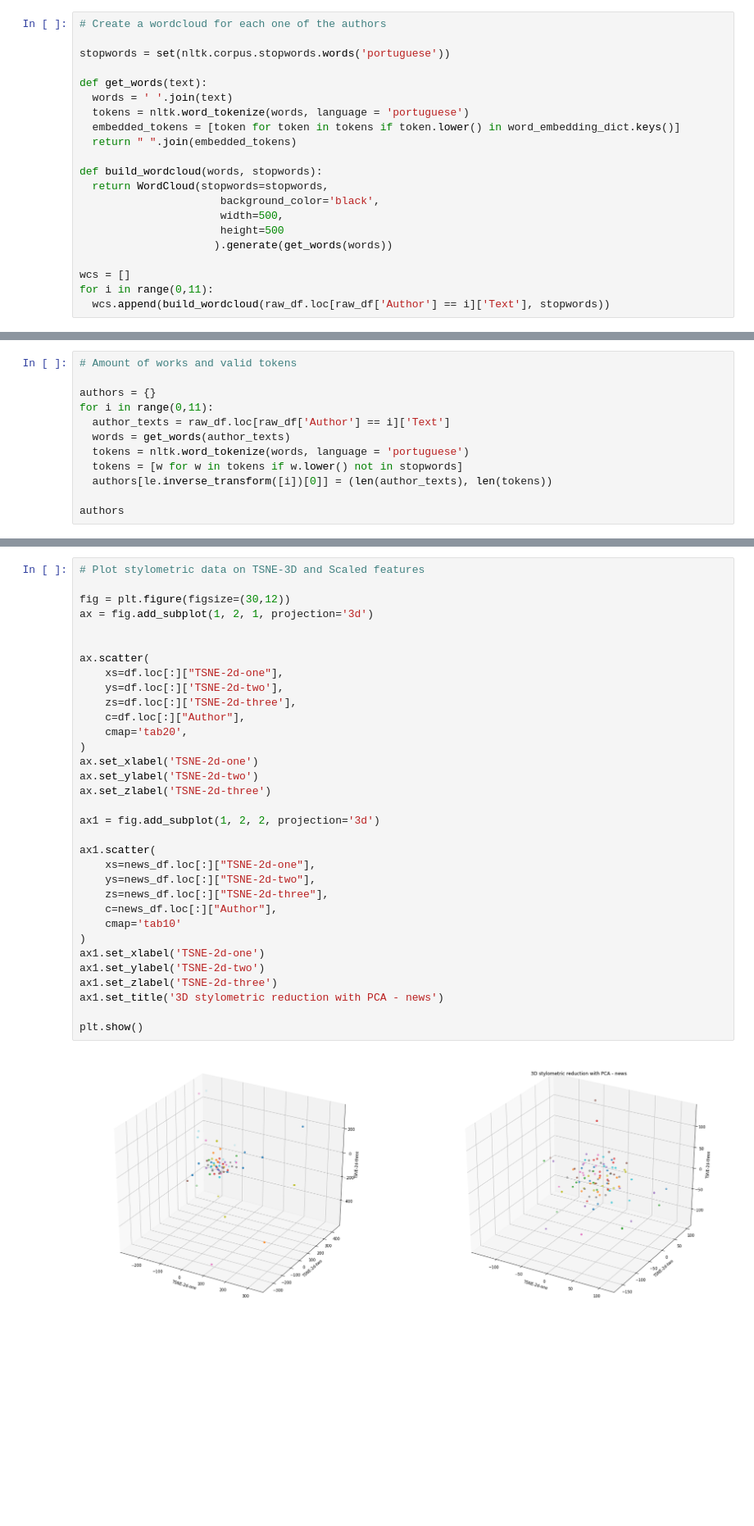
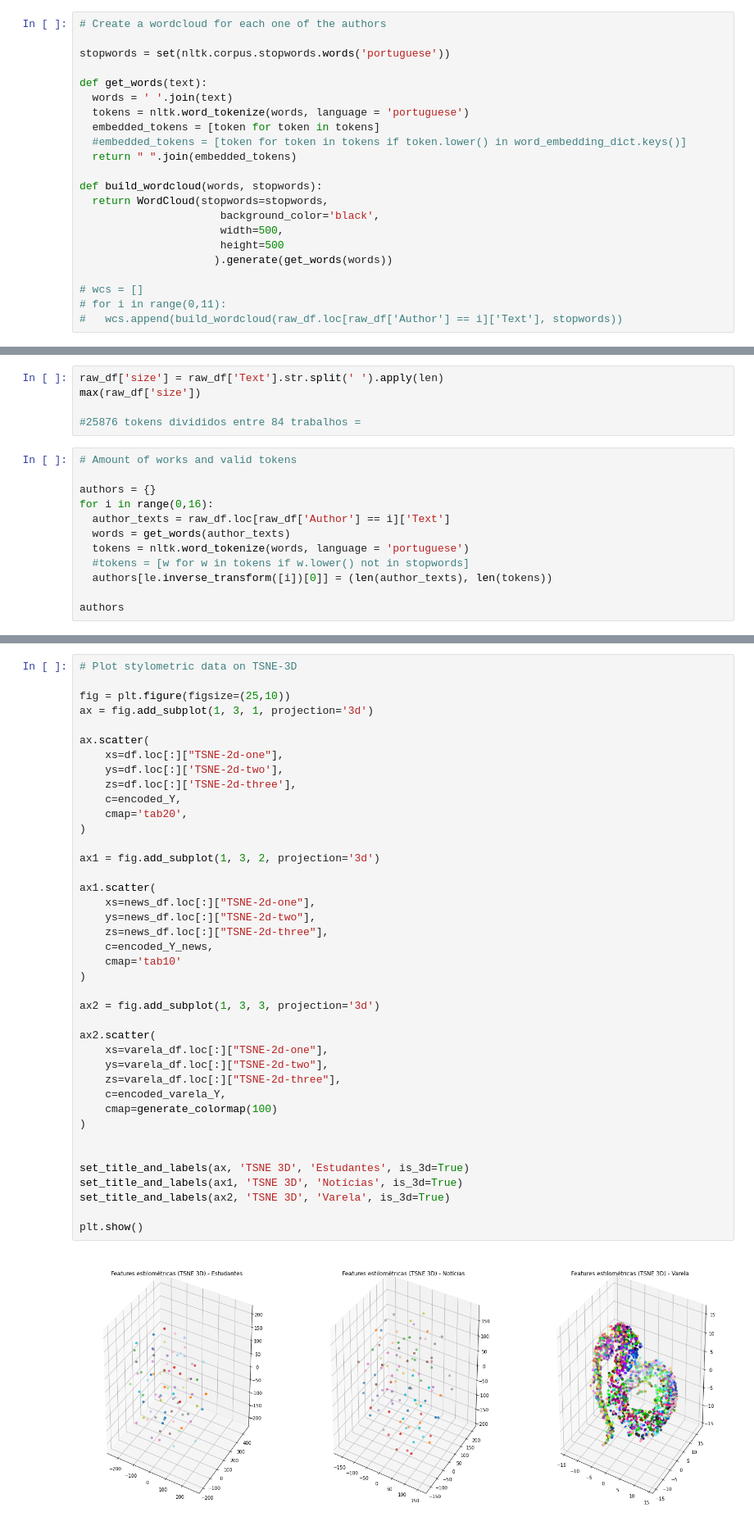
Before and after one commit to Daanielvb/authorship-classification, a Jupyter notebook: Autorship_data_visualization.ipynb, the cells around one changed output, grey strips where cells are left out. Shown at 82% size. Cells and saved outputs as stored; diff of their text form; blank space fills up the shorter version.

Commit message:
refactoring functions and adding several visualizations

```diff
--- a/Autorship_data_visualization.ipynb
+++ b/Autorship_data_visualization.ipynb
@@ -226,7 +485,8 @@ stopwords = set(nltk.corpus.stopwords.words('portuguese'))
 def get_words(text):
   words = ' '.join(text)
   tokens = nltk.word_tokenize(words, language = 'portuguese')
-  embedded_tokens = [token for token in tokens if token.lower() in word_embedding_dict.keys()]
+  embedded_tokens = [token for token in tokens]
+  #embedded_tokens = [token for token in tokens if token.lower() in word_embedding_dict.keys()]
   return " ".join(embedded_tokens)
 
 def build_wordcloud(words, stopwords):
@@ -236,9 +496,9 @@ def build_wordcloud(words, stopwords):
                       height=500
                      ).generate(get_words(words))
 
-wcs = []
-for i in range(0,11):
-  wcs.append(build_wordcloud(raw_df.loc[raw_df['Author'] == i]['Text'], stopwords))
+# wcs = []
+# for i in range(0,11):
+#   wcs.append(build_wordcloud(raw_df.loc[raw_df['Author'] == i]['Text'], stopwords))
 # %%
 # Display Wordclouds
 fig = plt.figure()
@@ -253,12 +511,17 @@ for idx, i  in enumerate(wcs):
+# %%
+raw_df['size'] = raw_df['Text'].str.split(' ').apply(len)
+max(raw_df['size'])
+
+#25876 tokens divididos entre 84 trabalhos =
 # %%
 # Amount of works and valid tokens
 
 authors = {}
-for i in range(0,11):
+for i in range(0,16):
   author_texts = raw_df.loc[raw_df['Author'] == i]['Text']
   words = get_words(author_texts)
   tokens = nltk.word_tokenize(words, language = 'portuguese')
-  tokens = [w for w in tokens if w.lower() not in stopwords]
+  #tokens = [w for w in tokens if w.lower() not in stopwords]
   authors[le.inverse_transform([i])[0]] = (len(author_texts), len(tokens))
 
 authors
@@ -461,36 +801,43 @@ plt.figure()
 <Figure size 432x288 with 0 Axes>
 # %%
-# Plot stylometric data on TSNE-3D and Scaled features
+# Plot stylometric data on TSNE-3D
 
-fig = plt.figure(figsize=(30,12))
-ax = fig.add_subplot(1, 2, 1, projection='3d')
-
+fig = plt.figure(figsize=(25,10))
+ax = fig.add_subplot(1, 3, 1, projection='3d')
 
 ax.scatter(
     xs=df.loc[:]["TSNE-2d-one"],
     ys=df.loc[:]['TSNE-2d-two'],
     zs=df.loc[:]['TSNE-2d-three'],
-    c=df.loc[:]["Author"],
+    c=encoded_Y,
     cmap='tab20',
 )
-ax.set_xlabel('TSNE-2d-one')
-ax.set_ylabel('TSNE-2d-two')
-ax.set_zlabel('TSNE-2d-three')
 
-ax1 = fig.add_subplot(1, 2, 2, projection='3d')
+ax1 = fig.add_subplot(1, 3, 2, projection='3d')
 
 ax1.scatter(
     xs=news_df.loc[:]["TSNE-2d-one"],
     ys=news_df.loc[:]["TSNE-2d-two"],
     zs=news_df.loc[:]["TSNE-2d-three"],
-    c=news_df.loc[:]["Author"],
+    c=encoded_Y_news,
     cmap='tab10'
 )
-ax1.set_xlabel('TSNE-2d-one')
-ax1.set_ylabel('TSNE-2d-two')
-ax1.set_zlabel('TSNE-2d-three')
-ax1.set_title('3D stylometric reduction with PCA - news')
+
+ax2 = fig.add_subplot(1, 3, 3, projection='3d')
+
+ax2.scatter(
+    xs=varela_df.loc[:]["TSNE-2d-one"],
+    ys=varela_df.loc[:]["TSNE-2d-two"],
+    zs=varela_df.loc[:]["TSNE-2d-three"],
+    c=encoded_varela_Y,
+    cmap=generate_colormap(100)
+)
+
+
+set_title_and_labels(ax, 'TSNE 3D', 'Estudantes', is_3d=True)
+set_title_and_labels(ax1, 'TSNE 3D', 'Notícias', is_3d=True)
+set_title_and_labels(ax2, 'TSNE 3D', 'Varela', is_3d=True)
 
 plt.show()
 # %% [output]
-[figure, old version]
+[figure, new version]
```
Also changed, not shown: parts of 50 cells of this notebook.
